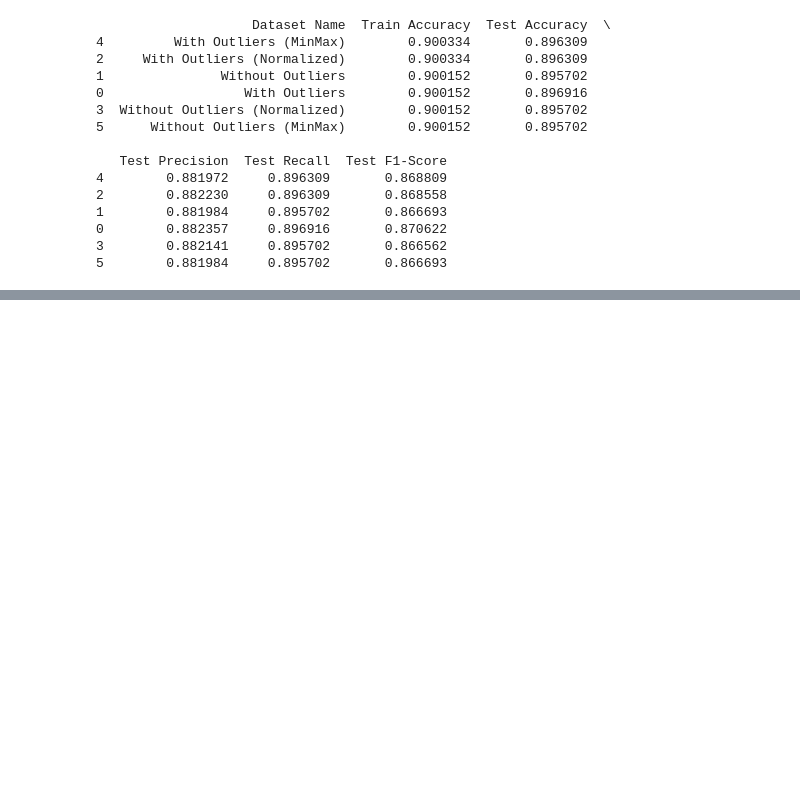
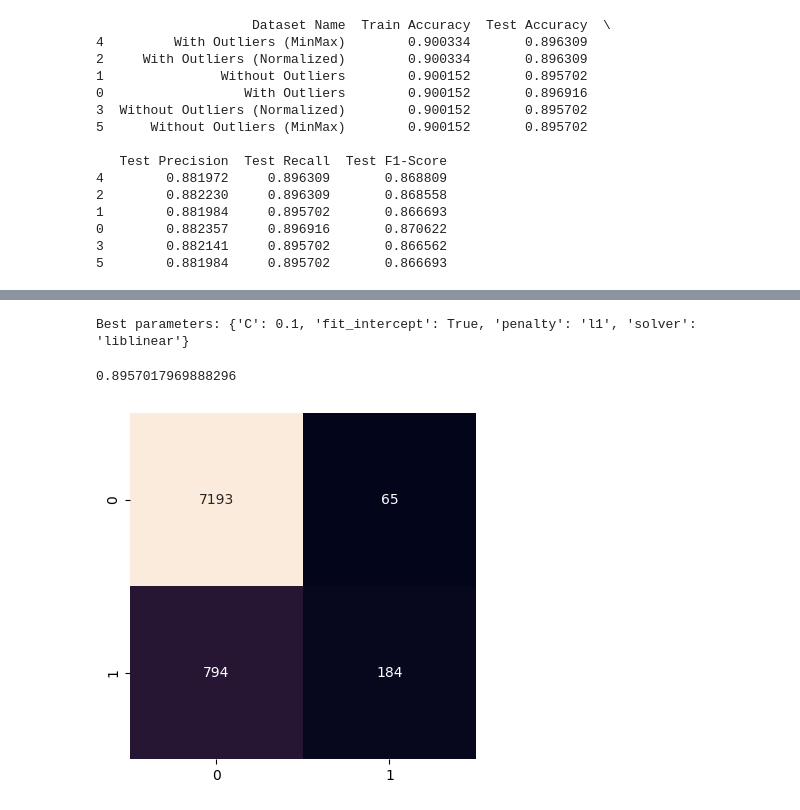
Before and after one commit to PeyraHub/EDA-bank-marketing-campaign-data, a Jupyter notebook: src/ML.ipynb, the cells around one changed output, grey strips where cells are left out. Saved outputs shown, nothing was run; the diff lists cells and outputs as text; code cells hidden in the pictures; blank space fills up the shorter version.

```diff
--- a/src/ML.ipynb
+++ b/src/ML.ipynb
@@ -133,0 +131,5 @@ plt.show()
+# %%
+scoring = {
+    'mae': 'neg_mean_absolute_error',
+    'rmse': 'neg_root_mean_squared_error'
+}
@@ -133,0 +147,2 @@ plt.show()
+# %%
+grid.fit(X_train_with_outliers_minmax_sel, y_train)
@@ -133,0 +158,22 @@ plt.show()
+# %%
+print("Best parameters:", grid.best_params_)
+# %% [output]
+Best parameters: {'C': 0.1, 'fit_intercept': True, 'penalty': 'l1', 'solver': 'liblinear'}
+# %%
+best_model = grid.best_estimator_
+y_test_pred = best_model.predict(X_test_with_outliers_minmax_sel)
+accuracy_score(y_test, y_test_pred)
+# %% [output]
+0.8957017969888296
+# %%
+cm_dataset = confusion_matrix(y_test, y_test_pred)
+
+cm_df = pd.DataFrame(cm_dataset)
+
+plt.figure(figsize = (4, 4))
+sns.heatmap(cm_df, annot=True, fmt="d", cbar=False)
+
+plt.tight_layout()
+plt.show()
+# %% [output]
+[figure, added]
```
Also changed, not shown: parts of 7 cells of this notebook.
